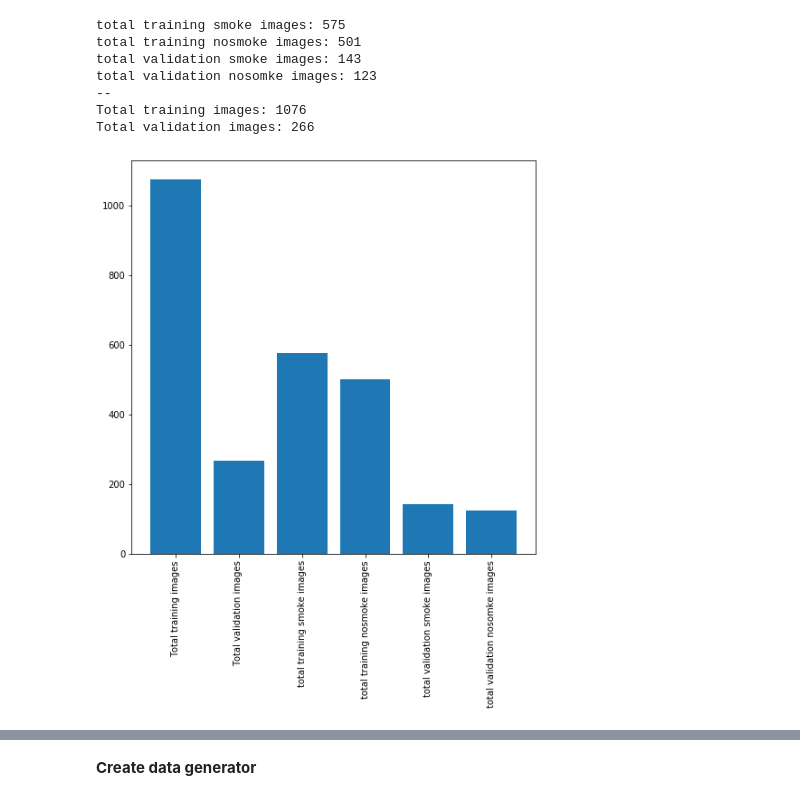
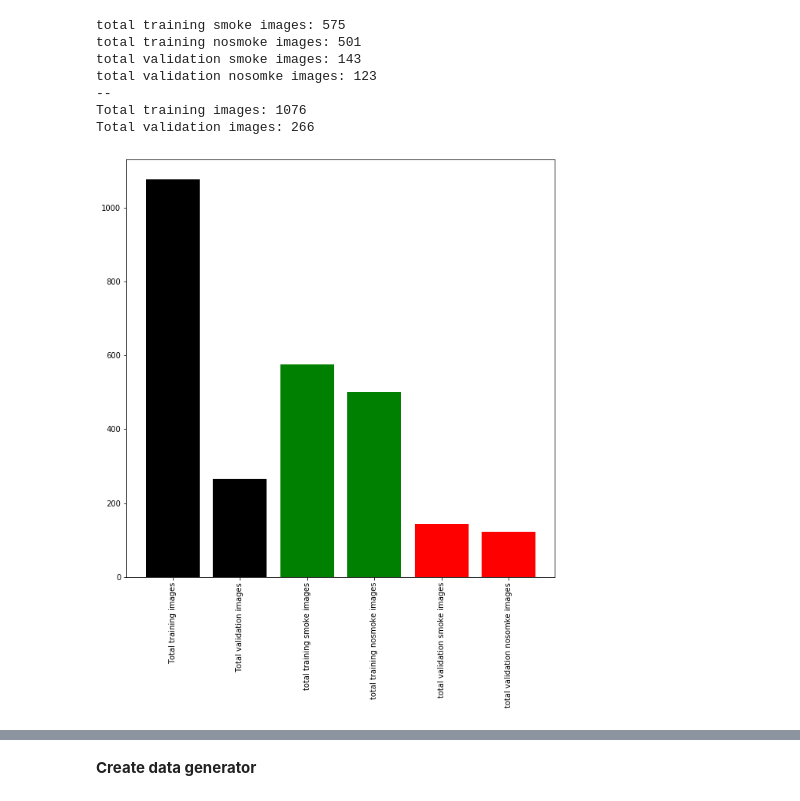
Before and after one commit to EveMyadzePike/Lets_Stop_Wildfires_Hackathon, a Jupyter notebook: Copy_of_Proj_3_WF_TL_4.ipynb, the cells around one changed output, grey strips where cells are left out. Drawn from its saved outputs; the diff is of its cells as text; code cells hidden in the pictures.

```diff
--- a/Copy_of_Proj_3_WF_TL_4.ipynb
+++ b/Copy_of_Proj_3_WF_TL_4.ipynb
@@ -132,9 +132,9 @@ total validation nosomke images: 123
 Total training images: 1076
 Total validation images: 266
 # %%
-plt.figure(figsize=(8, 8))
-plt.bar(range(len(Distribution)), list(Distribution.values()), align='center')
-plt.xticks(range(len(Distribution)), list(Distribution.keys()),rotation='vertical')
+plt.figure(figsize=(10, 10))
+plt.bar(range(len(Distribution)), list(Distribution.values()), align='center',color=['black', 'black', 'green', 'green', 'red','red'])
+plt.xticks(range(len(Distribution)), list(Distribution.keys()),rotation=90)
 plt.show()
 # %% [output]
-[figure, old version]
+[figure, new version]
```
Also changed, not shown: parts of 1 cell of this notebook.
